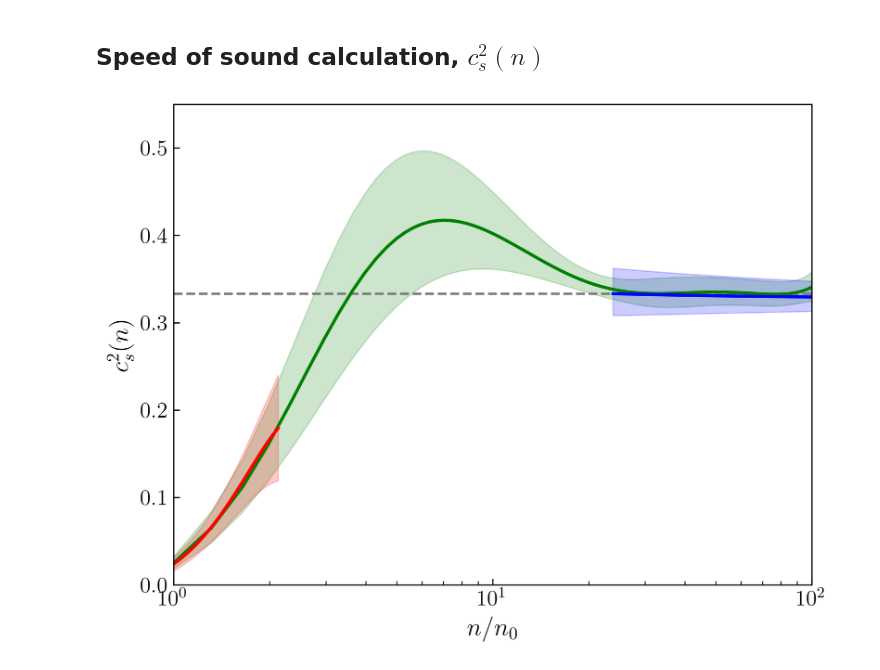
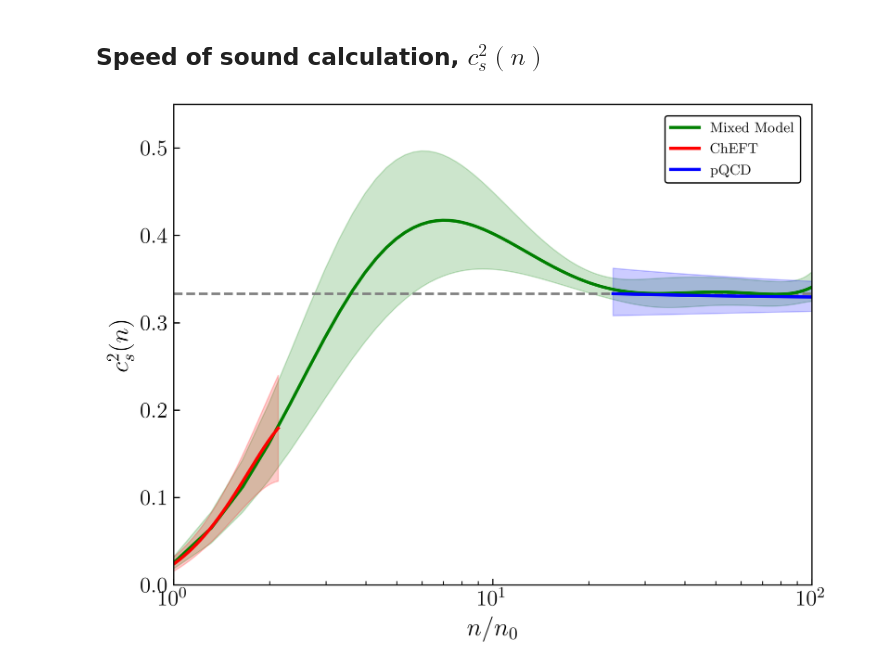
Before and after one commit to asemposki/neutron-rich-bmm, a Jupyter notebook: Pressure_Mixing_cs2.ipynb, the cells around one changed output. Saved outputs shown, nothing was run; the diff lists cells and outputs as text; code cells hidden in the pictures.

```diff
--- a/Pressure_Mixing_cs2.ipynb
+++ b/Pressure_Mixing_cs2.ipynb
@@ -654,35 +654,32 @@ plt.axhline(y=0.333333, color='grey', linestyle='dashed')
 
 # old constraint :60
 plt.plot(density_test/n0, cs2['mean'], color='g', linewidth=2, label=r'Mixed Model')
 plt.fill_between(density_test/n0, cs2['lower'], cs2['upper'], color='g', alpha=0.2)
 
 # plot the result from chiral to see differences
 npzfile = np.load('speedofsoundchiral.npz')
 chiral_mean = npzfile['mean']
 chiral_std = npzfile['std']
 chiral_dens = npzfile['density']
 plt.plot(chiral_dens/n0, chiral_mean[:,3], color='red', linewidth=2, label=r'ChEFT')
 plt.fill_between(chiral_dens/n0, chiral_mean[:,3]+chiral_std[:,3], chiral_mean[:,3]-chiral_std[:,3], alpha=0.2, color='red')
 
 # plot the result from pqcd to see differences
 npzfile2 = np.load('pqcd_cs2_1.0.npz')
 pqcd_cs2 = npzfile2['mean']
 pqcd_dens = npzfile2['density']
 pqcd_lower = npzfile2['lower']
 pqcd_upper = npzfile2['upper']
 plt.plot(pqcd_dens[56:]/n0, pqcd_cs2[56:], color='blue', linewidth=2, label=r'pQCD')
 plt.fill_between(pqcd_dens[56:]/n0, pqcd_lower[56:], pqcd_upper[56:], color='blue', alpha=0.2)
 
 # plot individual calculation from pQCD as well (using same method, but no energy density integration)
 plt.xlim(1.0, 100.0)
 plt.ylim(0.0, 0.55)
 plt.xlabel(r'$n/n_{0}$', fontsize=16)
 plt.ylabel(r'$c_{s}^{2}(n)$', fontsize=16)
 plt.xscale('log')
-
-# set up the labels
-ax.text(0.5,0.5, r'$\chi$EFT', ha='right', va='top',
-        transform=ax.transAxes, fontsize=16)
+plt.legend()
 plt.show()
 # %% [output]
-[figure, old version]
+[figure, new version]
```
Also changed, not shown: parts of 5 cells of this notebook, 5 other files.
